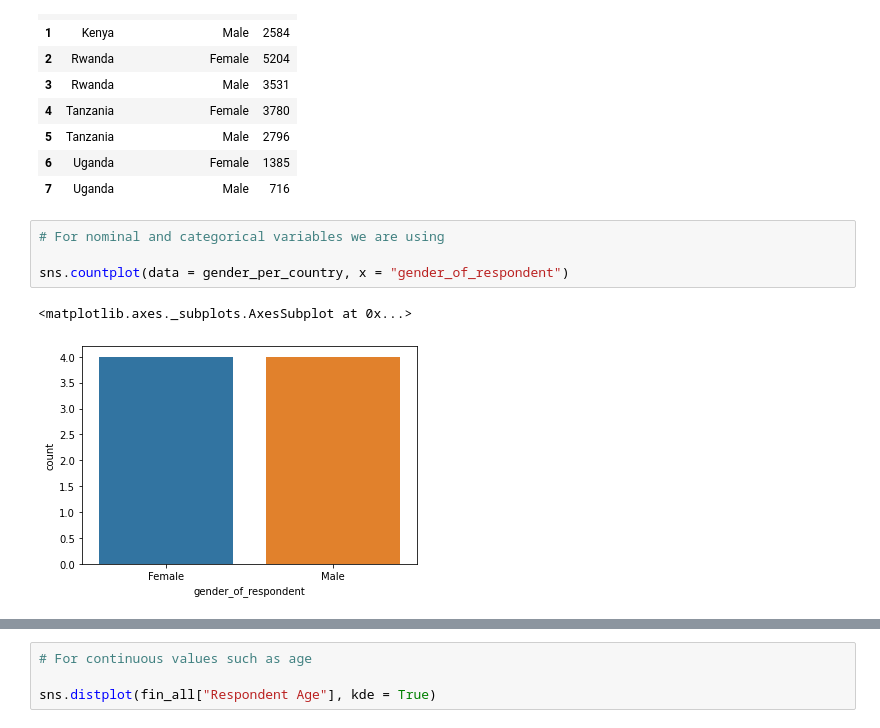
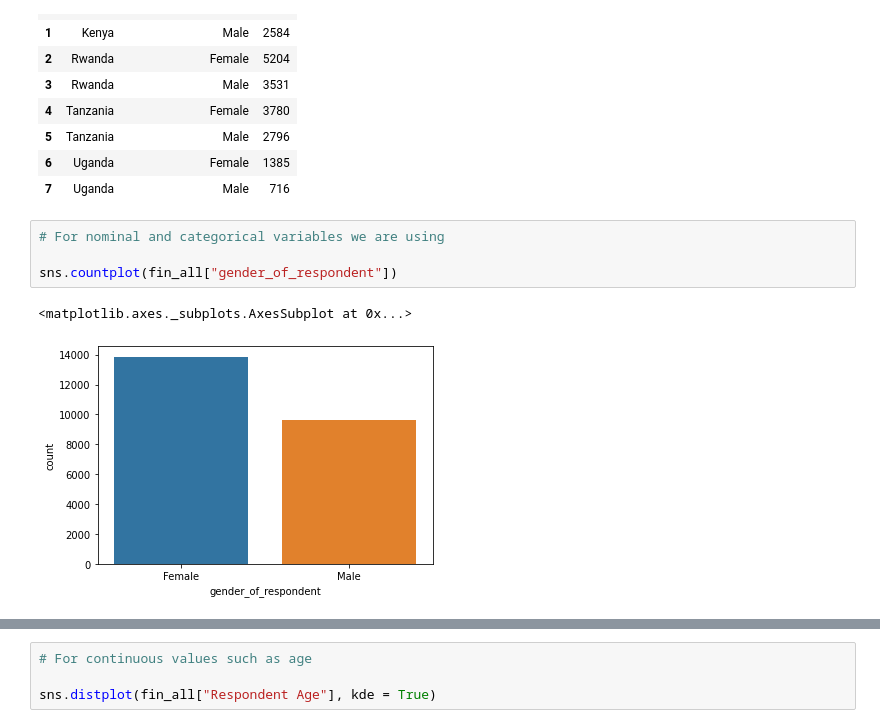
Before and after one commit to yves-moringa/CoreIpWk2, a Jupyter notebook: Moringa_Data_Science_Core_W2_Independent_Project_2022_03_Yves_Havugimana_Python_Notebook.ipynb, the cells around one changed output, grey strips where cells are left out. Drawn from its saved outputs; the diff is of its cells as text.

```diff
--- a/Moringa_Data_Science_Core_W2_Independent_Project_2022_03_Yves_Havugimana_Python_Notebook.ipynb
+++ b/Moringa_Data_Science_Core_W2_Independent_Project_2022_03_Yves_Havugimana_Python_Notebook.ipynb
@@ -187,7 +187,7 @@ gender_per_country
 # %%
 # For nominal and categorical variables we are using
 
-sns.countplot(data = gender_per_country, x = "gender_of_respondent")
+sns.countplot(fin_all["gender_of_respondent"])
 # %% [output]
 <matplotlib.axes._subplots.AxesSubplot at 0x...>
-[figure, old version]
+[figure, new version]
```
Also changed, not shown: parts of 2 cells of this notebook.
